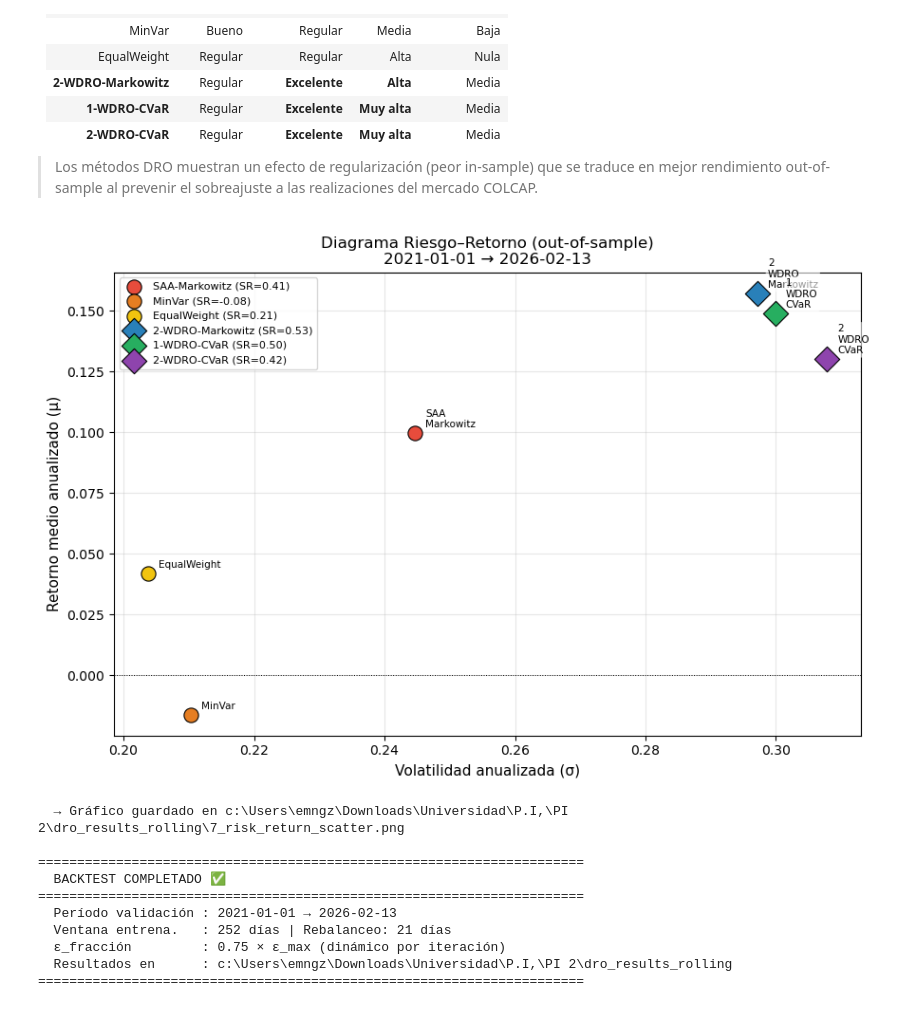
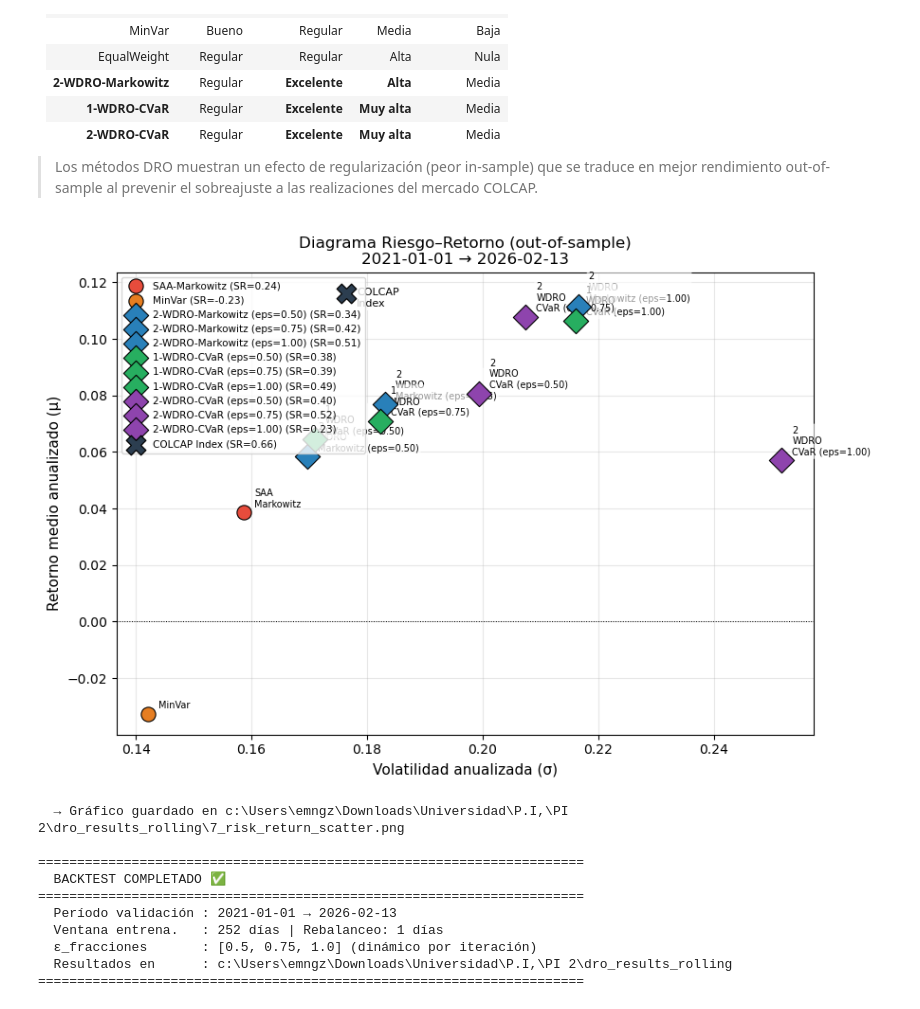
Before and after one commit to EmanuelGonzalezf/DRO-Colcap-model, a Jupyter notebook: DRO_RollingWindow_Backtest.ipynb, the cells around one changed output. Cells and saved outputs as stored; diff of their text form; code cells hidden in the pictures.

```diff
--- a/DRO_RollingWindow_Backtest.ipynb
+++ b/DRO_RollingWindow_Backtest.ipynb
@@ -1275,11 +1429,11 @@ print(f"  → Gráfico guardado en {RESULTS_DIR / '4_rolling_sharpe.png'}")
 fig, axes = plt.subplots(2, 3, figsize=(16, 8), sharey=True)
 axes = axes.flatten()
 
-for ax_idx, model_name in enumerate(MODELS_CONFIG.keys()):
+for ax_idx, model_name in enumerate(MODEL_RUN_NAMES[:len(axes)]):
     ax = axes[ax_idx]
     entries = raw_results.get(model_name, [])
     ok_entries = [e for e in entries
-                  if e['status'] in ('optimal', 'analytical')
+                  if e['status'] == 'optimal'
                   and not np.any(np.isnan(e['weights']))]
     if not ok_entries:
         ax.set_title(f"{model_name}\n(sin datos)")
@@ -1338,10 +1492,10 @@ fig, ax = plt.subplots(figsize=(14, 5))
 box_data   = []
 box_labels = []
 
-for model_name in MODELS_CONFIG.keys():
+for model_name in MODEL_RUN_NAMES:
     entries = raw_results.get(model_name, [])
     ok_entries = [e for e in entries
-                  if e['status'] in ('optimal', 'analytical')
+                  if e['status'] == 'optimal'
                   and not np.any(np.isnan(e['val_returns']))]
     if not ok_entries:
         continue
@@ -1360,7 +1514,7 @@ bp = ax.boxplot(box_data, labels=box_labels, patch_artist=True,
                 showfliers=True)
 
 for patch, model_name in zip(bp['boxes'], box_labels):
-    patch.set_facecolor(COLOR_MAP.get(model_name, 'gray'))
+    patch.set_facecolor(BASE_COLOR_MAP.get(get_base_model_name(model_name), 'gray'))
     patch.set_alpha(0.7)
 
 ax.axhline(0, color='black', lw=0.8, ls=':')
@@ -1385,13 +1539,14 @@ print(f"  → Gráfico guardado en {RESULTS_DIR / '6_returns_distribution.png'}"
 
 # Construir tabla extendida incluyendo métricas anualizadas
 summary_rows = []
-for model_name in MODELS_CONFIG.keys():
+for model_name in MODEL_RUN_NAMES:
     if model_name not in metrics_df.index:
         continue
     row = metrics_df.loc[model_name]
     summary_rows.append({
         'Modelo'               : model_name,
-        'Tipo'                 : MODELS_CONFIG[model_name].upper(),
+        'Tipo'                 : MODEL_RUN_TYPE.get(model_name, 'unknown').upper(),
+        'Epsilon frac'         : MODEL_RUN_EPS.get(model_name, np.nan),
         'Media (diaria)'       : row['Media'],
         'Media (anual)'        : row['Media'] * 252,
         'Std (diaria)'         : row['Std'],
@@ -1409,13 +1564,14 @@ summary_df = pd.DataFrame(summary_rows).set_index('Modelo')
 print("\n" + "="*100)
 print("  TABLA COMPARATIVA FINAL — MÉTRICAS OUT-OF-SAMPLE")
 print(f"  Período de validación: {VAL_START_DATE} → {VAL_END_DATE}")
-print(f"  ε = {EPSILON_FRACTION:.2f}×ε_max (calculado dinámicamente por ventana)")
+print(f"  ε_fracciones = {EPSILON_FRACTIONS}")
 print(f"  α = {CVAR_CONFIDENCE} | Rebalanceo = {REBALANCE_FREQ} días | Ventana = {WINDOW_SIZE_DAYS} días")
 print("="*100)
 
 display(
     summary_df.style
     .format({
+        'Epsilon frac'         : '{:.2f}',
         'Media (diaria)'       : '{:.7f}',
         'Media (anual)'        : '{:.5f}',
         'Std (diaria)'         : '{:.7f}',
@@ -1425,7 +1581,7 @@ display(
         'CVaR(0.05)'           : '{:.6f}',
         'Turnover promedio'    : '{:.4f}',
         'Avg. Portfolio Assets': '{:.2f}',
-        'N iter. OK'           : '{:d}',
+        'N iter. OK'           : '{:.2f}',
     }, na_rep='—')
     .highlight_max(subset=['Sharpe (anual)', 'Media (anual)'], color='#c6efce')
     .highlight_min(subset=['CVaR(0.05)', 'Std (anual)', 'Turnover promedio'], color='#c6efce')
@@ -1582,7 +1780,7 @@ $$\mu = 0.30 \times \mu_{\max}, \quad \mu_{\max} = \max_{w \in \Delta^m} \hat{m}
 
 fig, ax = plt.subplots(figsize=(9, 6))
 
-for model_name in MODELS_CONFIG.keys():
+for model_name in MODEL_RUN_NAMES:
     if model_name not in metrics_df.index:
         continue
     row = metrics_df.loc[model_name]
@@ -1593,12 +1791,13 @@ for model_name in MODELS_CONFIG.keys():
     mean_ann = row['Media'] * 252
     sr_ann   = row['Sharpe (anual)']
 
-    is_dro = (MODELS_CONFIG[model_name] == 'dro')
+    is_dro = (MODEL_RUN_TYPE.get(model_name) == 'dro')
     marker = 'D' if is_dro else 'o'
     sz     = 180 if is_dro else 120
 
+    base_name = get_base_model_name(model_name)
     ax.scatter(std_ann, mean_ann,
-               color=COLOR_MAP.get(model_name, 'gray'),
+               color=BASE_COLOR_MAP.get(base_name, 'gray'),
                marker=marker, s=sz, zorder=5,
                edgecolors='black', linewidth=0.8,
                label=f"{model_name} (SR={sr_ann:.2f})")
@@ -1606,7 +1805,7 @@ for model_name in MODELS_CONFIG.keys():
     ax.annotate(model_name.replace('-', '\n'),
                 (std_ann, mean_ann),
                 textcoords="offset points",
-                xytext=(8, 4), fontsize=7.5,
+                xytext=(8, 4), fontsize=7.0,
                 bbox=dict(boxstyle='round,pad=0.2', facecolor='white', alpha=0.6, edgecolor='none'))
 
 # Benchmark externo COLCAP (solo referencia visual)
@@ -1620,7 +1819,7 @@ if BENCHMARK_LABEL in metrics_df.index:
         ax.scatter(
             b_std_ann,
             b_mean_ann,
-            color=COLOR_MAP.get(BENCHMARK_LABEL, '#2c3e50'),
+            color=BASE_COLOR_MAP.get(BENCHMARK_LABEL, '#2c3e50'),
             marker='X',
             s=220,
             zorder=6,
@@ -1633,43 +1832,43 @@ if BENCHMARK_LABEL in metrics_df.index:
             BENCHMARK_LABEL.replace(' ', '\n'),
             (b_std_ann, b_mean_ann),
             textcoords="offset points",
             xytext=(8, -10),
             fontsize=8,
             bbox=dict(boxstyle='round,pad=0.2', facecolor='white', alpha=0.8, edgecolor='none'),
         )
 
 ax.set_xlabel("Volatilidad anualizada (σ)", fontsize=11)
 ax.set_ylabel("Retorno medio anualizado (μ)", fontsize=11)
 ax.set_title(
     f"Diagrama Riesgo–Retorno (out-of-sample)\n"
     f"{VAL_START_DATE} → {VAL_END_DATE}",
     fontsize=12
 )
 ax.axhline(0, color='black', lw=0.7, ls=':')
-ax.legend(loc='upper left', fontsize=8, framealpha=0.8)
+ax.legend(loc='upper left', fontsize=7.5, framealpha=0.8)
 ax.grid(alpha=0.3)
 plt.tight_layout()
 plt.savefig(RESULTS_DIR / "7_risk_return_scatter.png", dpi=150)
 plt.show()
 print(f"  → Gráfico guardado en {RESULTS_DIR / '7_risk_return_scatter.png'}")
 
 print("\n" + "="*70)
 print("  BACKTEST COMPLETADO ✅")
 print("="*70)
 print(f"  Período validación : {VAL_START_DATE} → {VAL_END_DATE}")
 print(f"  Ventana entrena.   : {WINDOW_SIZE_DAYS} días | Rebalanceo: {REBALANCE_FREQ} días")
-print(f"  ε_fracción         : {EPSILON_FRACTION:.2f} × ε_max (dinámico por iteración)")
+print(f"  ε_fracciones       : {EPSILON_FRACTIONS} (dinámico por iteración)")
 print(f"  Resultados en      : {RESULTS_DIR}")
 print("="*70)
 # %% [output]
-[figure, old version]
+[figure, new version]
   → Gráfico guardado en c:\Users\emngz\Downloads\Universidad\P.I,\PI 2\dro_results_rolling\7_risk_return_scatter.png
 
 ======================================================================
   BACKTEST COMPLETADO ✅
 ======================================================================
   Período validación : 2021-01-01 → 2026-02-13
-  Ventana entrena.   : 252 días | Rebalanceo: 21 días
-  ε_fracción         : 0.75 × ε_max (dinámico por iteración)
+  Ventana entrena.   : 252 días | Rebalanceo: 1 días
+  ε_fracciones       : [0.5, 0.75, 1.0] (dinámico por iteración)
   Resultados en      : c:\Users\emngz\Downloads\Universidad\P.I,\PI 2\dro_results_rolling
 ======================================================================
```
Also changed, not shown: parts of 19 cells of this notebook, 34 other files.
